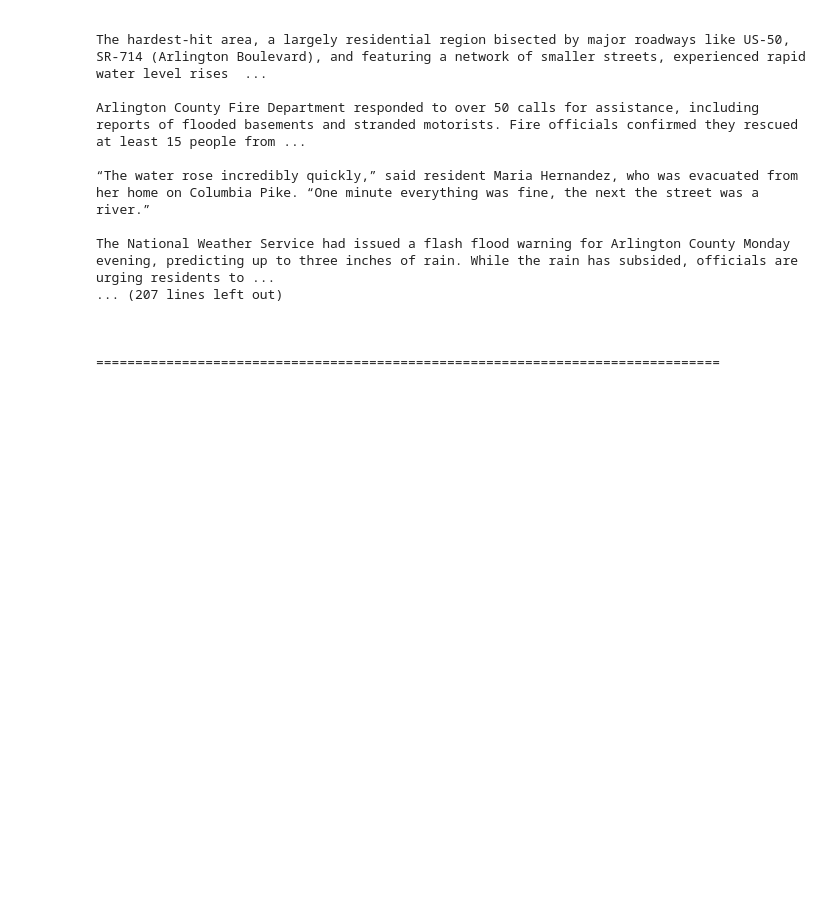
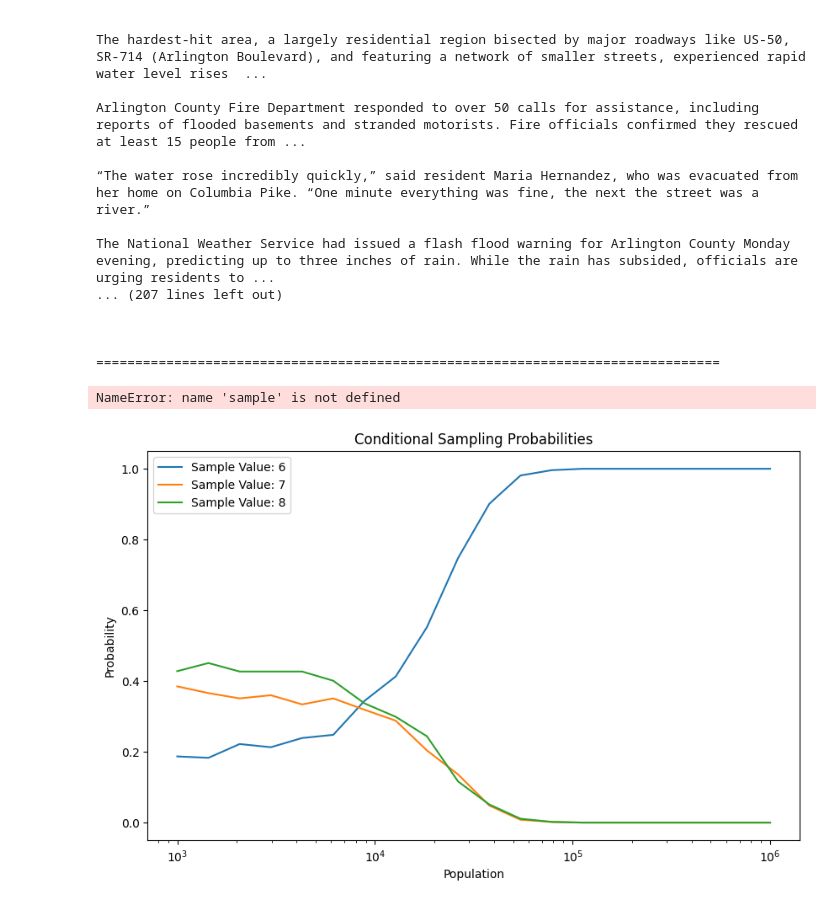
Before and after one commit to pumucklkopf/georelating-natural-disasters-with-llm-agents, a Jupyter notebook: data_handler/generate_georelating_dataset.ipynb, the cells around one changed output. Saved outputs shown, nothing was run; the diff lists cells and outputs as text; code cells hidden in the pictures; blank space fills up the shorter version.

```diff
--- a/data_handler/generate_georelating_dataset.ipynb
+++ b/data_handler/generate_georelating_dataset.ipynb
@@ -103,7 +103,7 @@ sample["between_object"] = sample.apply(
 
 # 3. # For directions: Distance is sampled from a log-normal distribution with mean log(population/5) and std 1
 sample["distance_to_landmark"] = sample.apply(
-    lambda x: rng.lognormal(mean=np.log(x["population"] / 5), sigma=1) if x["geospatial_prep"] != "between" else None,
+    lambda x: rng.lognormal(mean=np.log(x["population"] / 3), sigma=1) if x["geospatial_prep"] != "between" else None,
     axis=1
 )
 
@@ -157,8 +157,8 @@ sample
 | 28202 | 5344994 | East Los Angeles | 34.02390 | -118.17202 | PPL | US | 126496 | east | ... |
 | 27648 | 5118226 | Garden City | 40.72677 | -73.63430 | PPL | US | 22612 | north | ... |
 # %%
-# Randomly choose a H3 cell resolution between 5 and 8 to determine the size of the area
-sample["target_h3_resolution"] = rng.integers(5, 9, size=sample_size)
+# Randomly choose a H3 cell resolution between 6 and 8 to determine the size of the area
+sample["target_h3_resolution"] = rng.integers(6, 9, size=sample_size)
 sample["target_cell"] = sample.apply(
     lambda x: h3.latlng_to_cell(lat=x["target_center"].latitude,
                                 lng=x["target_center"].longitude,
@@ -210,7 +210,7 @@ import contextily as cx
 from pyproj import Transformer, CRS
 
 # API configuration
-api_key = '5af4a10a69da94b31a2f6da990fbc4ff'
+api_key = os.getenv("CHATAI_API_KEY")
 base_url = "https://chat-ai.academiccloud.de/v1"
 model = "gemma-3-27b-it"
 
@@ -408,6 +394,14 @@ The National Weather Service had issued a flash flood warning for Arlington Coun
 
 
 ================================================================================
+# %%
+sample["target_center"] = sample.apply(
+    lambda x: x["target_center"].format_decimal(altitude=False),
+    axis=1
+)
+sample
+# %% [output]
+NameError: name 'sample' is not defined
 # %%
 # save df as json to this path: /Users/kaimoltzen
 sample.to_json(
@@ -415,3 +409,45 @@ sample.to_json(
     orient='records',
     index=False
 )
+# %%
+import pandas as pd
+import numpy as np
+import matplotlib.pyplot as plt
+
+def sample_conditional_integer(row):
+    population = row["population"]
+    x = np.array([6, 7, 8])
+    logits = np.array([
+        population / 1e6,
+        0.8 - population / 1e4,
+        1 - population / 1e4
+    ])
+    probabilities = np.exp(logits) / np.sum(np.exp(logits))
+    return np.random.choice(x, p=probabilities)
+
+# Define population values
+population_values = np.logspace(3, 6, 20).astype(int)
+
+# Simulate 1000 runs for each population value
+sample_values = [6, 7, 8]
+probabilities_over_population = np.zeros((len(population_values), len(sample_values)))
+
+for i, population in enumerate(population_values):
+    row = pd.Series({"population": population})
+    samples = [sample_conditional_integer(row) for _ in range(1000)]
+    for j, sample_value in enumerate(sample_values):
+        probabilities_over_population[i, j] = samples.count(sample_value) / len(samples)
+
+# Plot the results
+plt.figure(figsize=(10, 6))
+for j, sample_value in enumerate(sample_values):
+    plt.plot(population_values, probabilities_over_population[:, j], label=f"Sample Value: {sample_value}")
+
+plt.xscale("log")
+plt.xlabel("Population")
+plt.ylabel("Probability")
+plt.title("Conditional Sampling Probabilities")
+plt.legend()
+plt.show()
+# %% [output]
+[figure, added]
```
Also changed, not shown: parts of 20 cells of this notebook, 2 other files.
